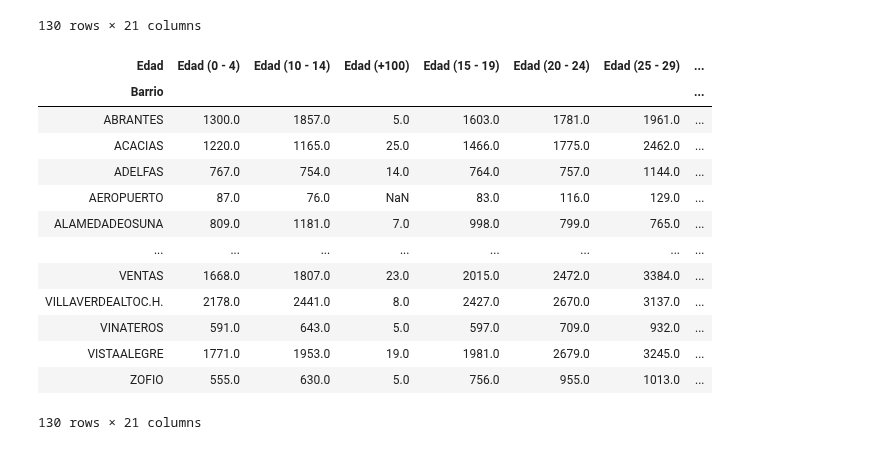
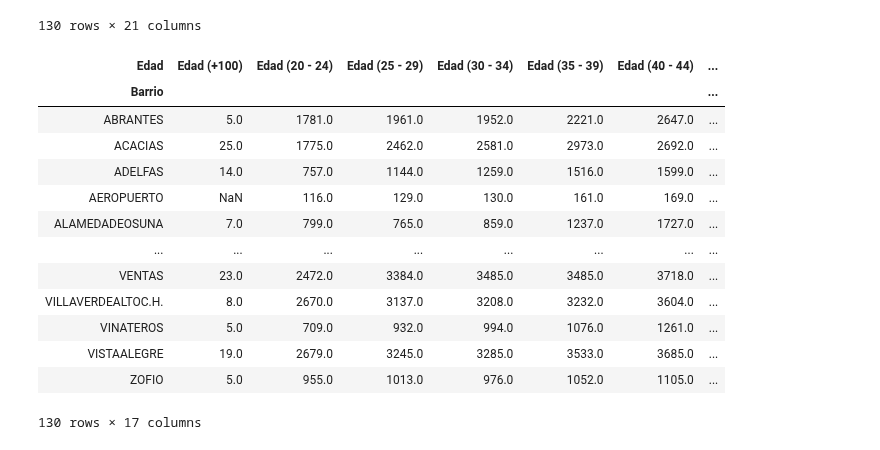
Before and after one commit to InmaLatorre/G3_ProyectoPython, a Jupyter notebook: main_fer.ipynb, the cells around one changed output. Saved outputs shown, nothing was run; the diff lists cells and outputs as text; code cells hidden in the pictures.

Commit message:
Cambio en la tabla de edad

```diff
--- a/main_fer.ipynb
+++ b/main_fer.ipynb
@@ -130,38 +130,40 @@ Rango_edad
 130 rows × 21 columns
 # %%
 main_table_edad = Rango_edad.rename(columns = {'0 - 4':'Edad (0 - 4)',
+                                               '5 - 9': 'Edad (5 - 9)',
                                                '10 - 14':'Edad (10 - 14)',
                                                '15 - 19':'Edad (15 - 19)',
                                                '20 - 24':'Edad (20 - 24)',
                                                '25 - 29':'Edad (25 - 29)',
                                                '30 - 34':'Edad (30 - 34)',
                                                '35 - 39':'Edad (35 - 39)',
                                                '40 - 44':'Edad (40 - 44)',
                                                '45 - 49':'Edad (45 - 49)',
                                                '50 - 54':'Edad (50 - 54)',
                                                '55 - 59':'Edad (55 - 59)',
                                                '60 - 64':'Edad (60 - 64)',
                                                '65 - 69':'Edad (65 - 69)',
                                                '70 - 74':'Edad (70 - 74)',
                                                '75 - 79':'Edad (75 - 79)',
                                                '80 - 84':'Edad (80 - 84)',
                                                '85 - 89':'Edad (85 - 89)',
                                                '90 - 94':'Edad (90 - 94)',
                                                '95 - 99':'Edad (95 - 99)',
                                                '100 o más':'Edad (+100)'})
+main_table_edad = main_table_edad.drop(['Edad (0 - 4)', 'Edad (5 - 9)', 'Edad (10 - 14)', 'Edad (15 - 19)'], axis=1)
 main_table_edad
 # %% [output]
-| Edad | Edad (0 - 4) | Edad (10 - 14) | Edad (+100) | Edad (15 - 19) | Edad (20 - 24) | Edad (25 - 29) | ... |
+| Edad | Edad (+100) | Edad (20 - 24) | Edad (25 - 29) | Edad (30 - 34) | Edad (35 - 39) | Edad (40 - 44) | ... |
 | Barrio |  |  |  |  |  |  | ... |
-| ABRANTES | 1300.0 | 1857.0 | 5.0 | 1603.0 | 1781.0 | 1961.0 | ... |
-| ACACIAS | 1220.0 | 1165.0 | 25.0 | 1466.0 | 1775.0 | 2462.0 | ... |
-| ADELFAS | 767.0 | 754.0 | 14.0 | 764.0 | 757.0 | 1144.0 | ... |
-| AEROPUERTO | 87.0 | 76.0 | NaN | 83.0 | 116.0 | 129.0 | ... |
-| ALAMEDADEOSUNA | 809.0 | 1181.0 | 7.0 | 998.0 | 799.0 | 765.0 | ... |
+| ABRANTES | 5.0 | 1781.0 | 1961.0 | 1952.0 | 2221.0 | 2647.0 | ... |
+| ACACIAS | 25.0 | 1775.0 | 2462.0 | 2581.0 | 2973.0 | 2692.0 | ... |
+| ADELFAS | 14.0 | 757.0 | 1144.0 | 1259.0 | 1516.0 | 1599.0 | ... |
+| AEROPUERTO | NaN | 116.0 | 129.0 | 130.0 | 161.0 | 169.0 | ... |
+| ALAMEDADEOSUNA | 7.0 | 799.0 | 765.0 | 859.0 | 1237.0 | 1727.0 | ... |
 | ... | ... | ... | ... | ... | ... | ... | ... |
-| VENTAS | 1668.0 | 1807.0 | 23.0 | 2015.0 | 2472.0 | 3384.0 | ... |
-| VILLAVERDEALTOC.H. | 2178.0 | 2441.0 | 8.0 | 2427.0 | 2670.0 | 3137.0 | ... |
-| VINATEROS | 591.0 | 643.0 | 5.0 | 597.0 | 709.0 | 932.0 | ... |
-| VISTAALEGRE | 1771.0 | 1953.0 | 19.0 | 1981.0 | 2679.0 | 3245.0 | ... |
-| ZOFIO | 555.0 | 630.0 | 5.0 | 756.0 | 955.0 | 1013.0 | ... |
+| VENTAS | 23.0 | 2472.0 | 3384.0 | 3485.0 | 3485.0 | 3718.0 | ... |
+| VILLAVERDEALTOC.H. | 8.0 | 2670.0 | 3137.0 | 3208.0 | 3232.0 | 3604.0 | ... |
+| VINATEROS | 5.0 | 709.0 | 932.0 | 994.0 | 1076.0 | 1261.0 | ... |
+| VISTAALEGRE | 19.0 | 2679.0 | 3245.0 | 3285.0 | 3533.0 | 3685.0 | ... |
+| ZOFIO | 5.0 | 955.0 | 1013.0 | 976.0 | 1052.0 | 1105.0 | ... |
-130 rows × 21 columns
+130 rows × 17 columns
```
